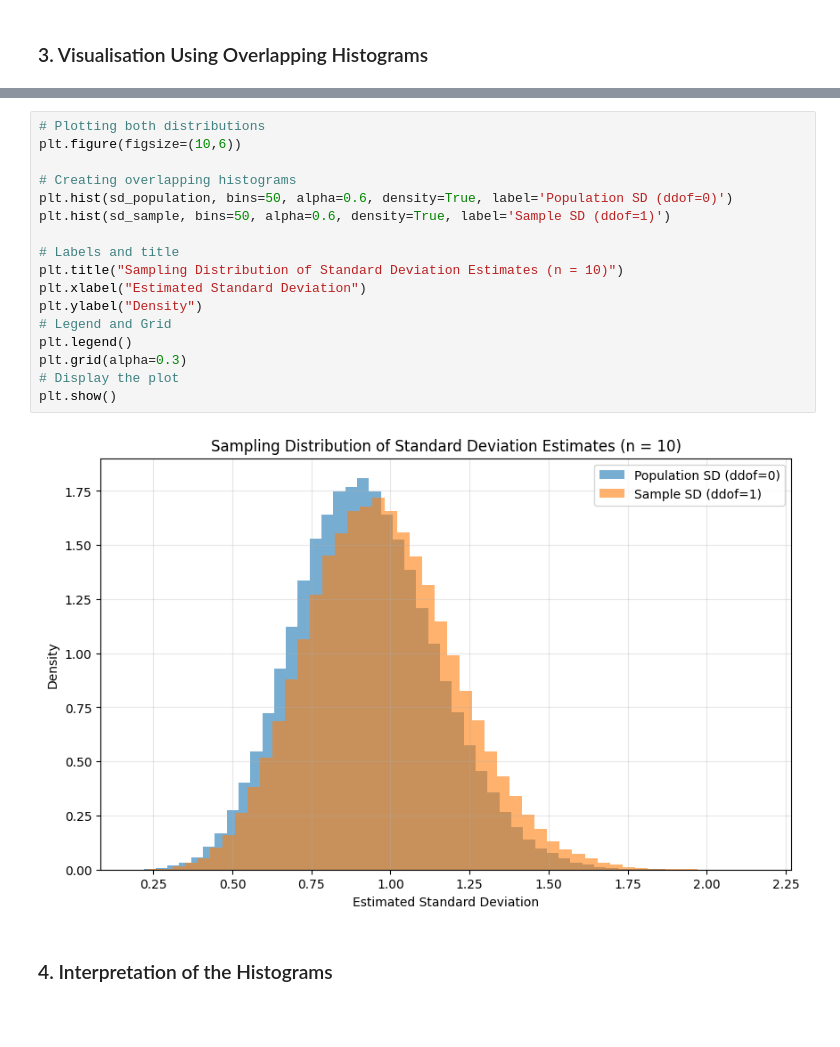
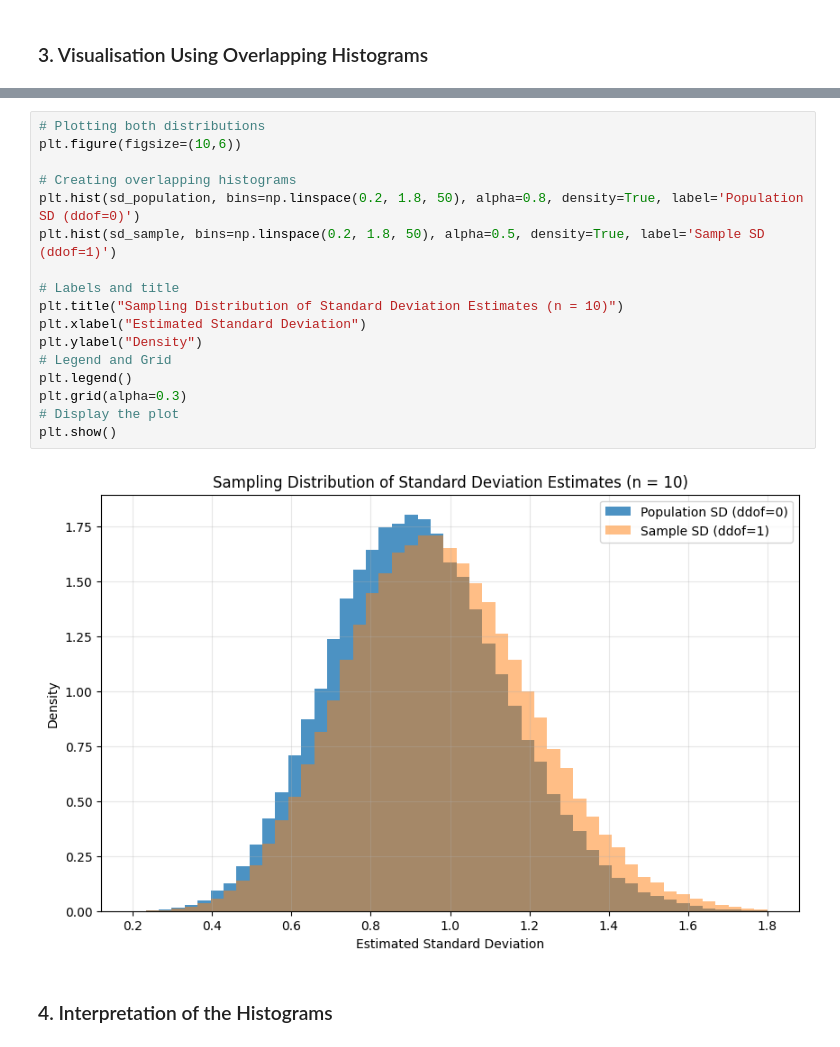
Before and after one commit to filipekojak88/applied_statistics, a Jupyter notebook: problems.ipynb, the cells around one changed output, grey strips where cells are left out. Drawn from its saved outputs; the diff is of its cells as text; blank space fills up the shorter version.

```diff
--- a/problems.ipynb
+++ b/problems.ipynb
@@ -563,22 +659,22 @@ Visualising both distributions allows us to compare the behaviour of the two est
 # %%
 # Plotting both distributions
 plt.figure(figsize=(10,6))
 
 # Creating overlapping histograms
-plt.hist(sd_population, bins=50, alpha=0.6, density=True, label='Population SD (ddof=0)')
-plt.hist(sd_sample, bins=50, alpha=0.6, density=True, label='Sample SD (ddof=1)')
+plt.hist(sd_population, bins=np.linspace(0.2, 1.8, 50), alpha=0.8, density=True, label='Population SD (ddof=0)')
+plt.hist(sd_sample, bins=np.linspace(0.2, 1.8, 50), alpha=0.5, density=True, label='Sample SD (ddof=1)')
 
 # Labels and title
 plt.title("Sampling Distribution of Standard Deviation Estimates (n = 10)")
 plt.xlabel("Estimated Standard Deviation")
 plt.ylabel("Density")
 # Legend and Grid
 plt.legend()
 plt.grid(alpha=0.3)
 # Display the plot
 plt.show()
 # %% [output]
-[figure, old version]
+[figure, new version]
 # %% [markdown]
 ### 4. Interpretation of the Histograms
 # %% [markdown]
```
Also changed, not shown: parts of 17 cells of this notebook.
